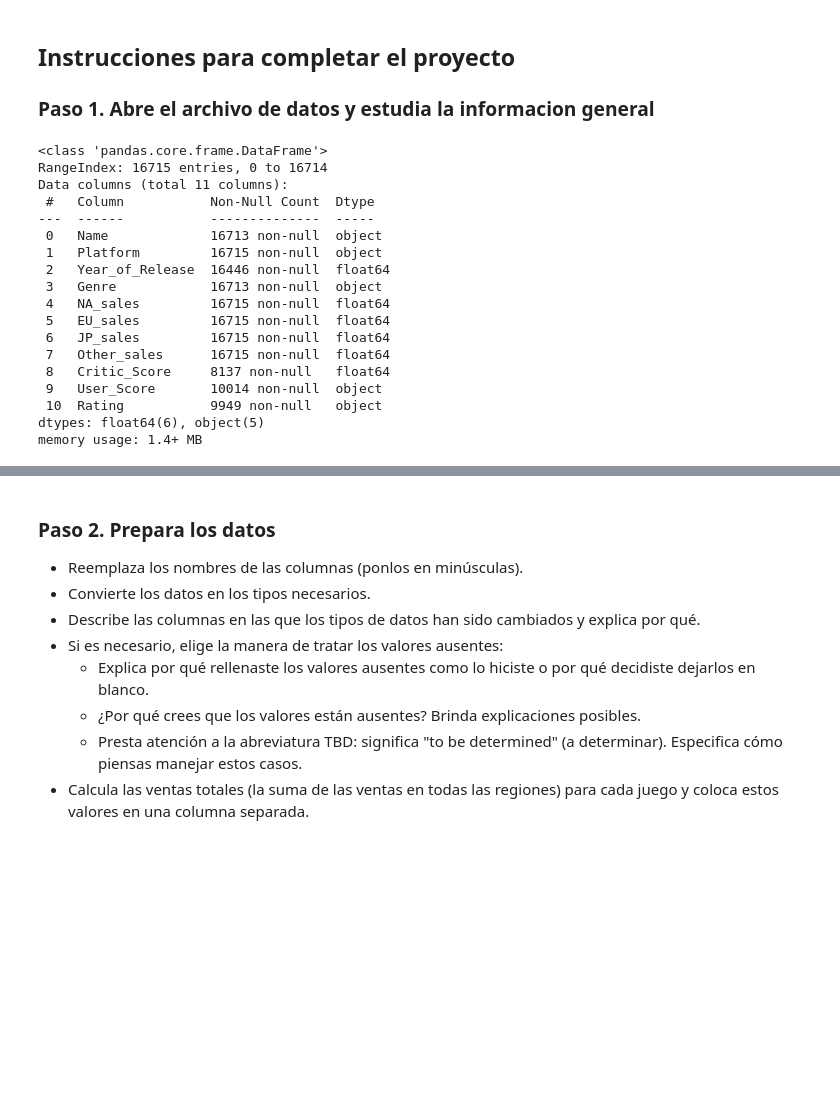
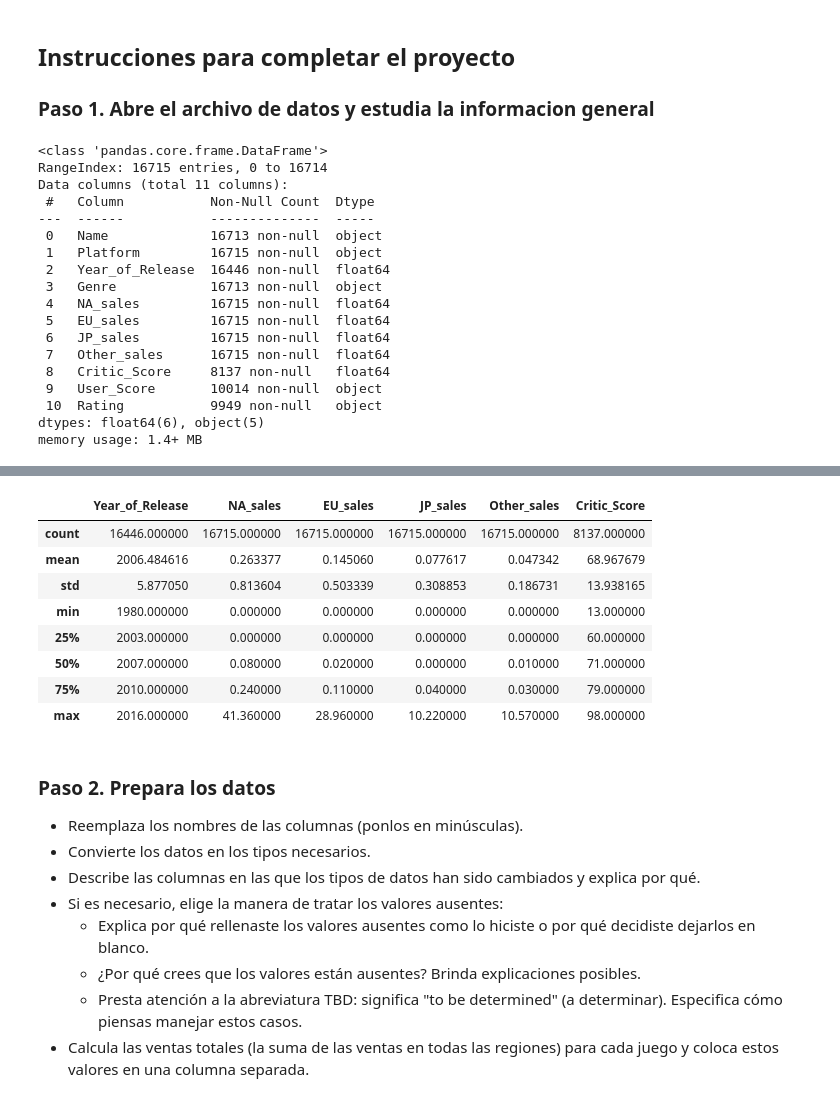
Before and after one commit to ErayFaSol/proyectosDataScience, a Jupyter notebook: proyecto6.ipynb, the cells around one changed output, grey strips where cells are left out. Drawn from its saved outputs; the diff is of its cells as text; code cells hidden in the pictures; blank space fills up the shorter version.

```diff
--- a/proyecto6.ipynb
+++ b/proyecto6.ipynb
@@ -18,6 +18,8 @@ El dataset contiene la abreviatura ESRB. The Entertainment Software Rating Board
 # Cargar todas las librerías
 import pandas as pd
 import numpy as np
+import seaborn as sns
+import matplotlib.pyplot as plt
 from IPython.display import HTML
 
 #abrir archivos
@@ -29,6 +31,10 @@ df.info()
 display(HTML('<hr>'))
 
 display(df.head(15))
+
+display(HTML('<hr>'))
+
+df.describe()
 # %% [output]
 <class 'pandas.core.frame.DataFrame'>
 RangeIndex: 16715 entries, 0 to 16714
@@ -68,3 +75,12 @@ memory usage: 1.4+ MB
+|  | Year_of_Release | NA_sales | EU_sales | JP_sales | Other_sales | Critic_Score |
+| count | 16446.000000 | 16715.000000 | 16715.000000 | 16715.000000 | 16715.000000 | 8137.000000 |
+| mean | 2006.484616 | 0.263377 | 0.145060 | 0.077617 | 0.047342 | 68.967679 |
+| std | 5.877050 | 0.813604 | 0.503339 | 0.308853 | 0.186731 | 13.938165 |
+| min | 1980.000000 | 0.000000 | 0.000000 | 0.000000 | 0.000000 | 13.000000 |
+| 25% | 2003.000000 | 0.000000 | 0.000000 | 0.000000 | 0.000000 | 60.000000 |
+| 50% | 2007.000000 | 0.080000 | 0.020000 | 0.000000 | 0.010000 | 71.000000 |
+| 75% | 2010.000000 | 0.240000 | 0.110000 | 0.040000 | 0.030000 | 79.000000 |
+| max | 2016.000000 | 41.360000 | 28.960000 | 10.220000 | 10.570000 | 98.000000 |
 # %% [markdown]
 ### Paso 2. Prepara los datos
 - Reemplaza los nombres de las columnas (ponlos en minúsculas).
```
Also changed, not shown: parts of 12 cells of this notebook.
